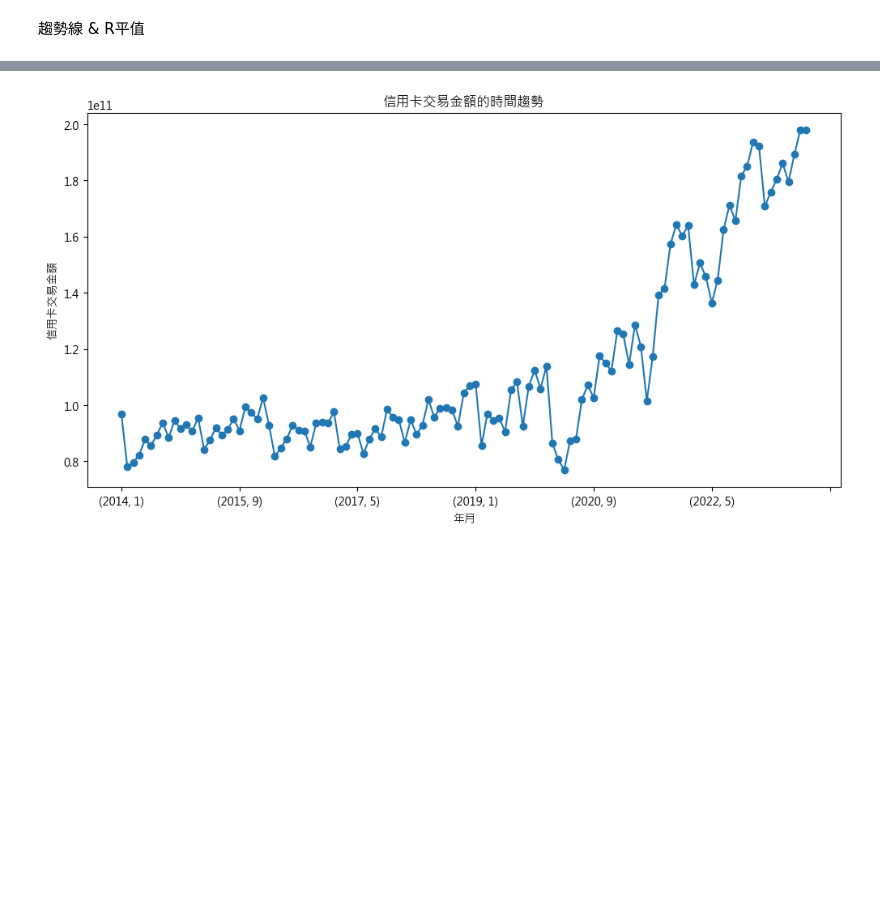
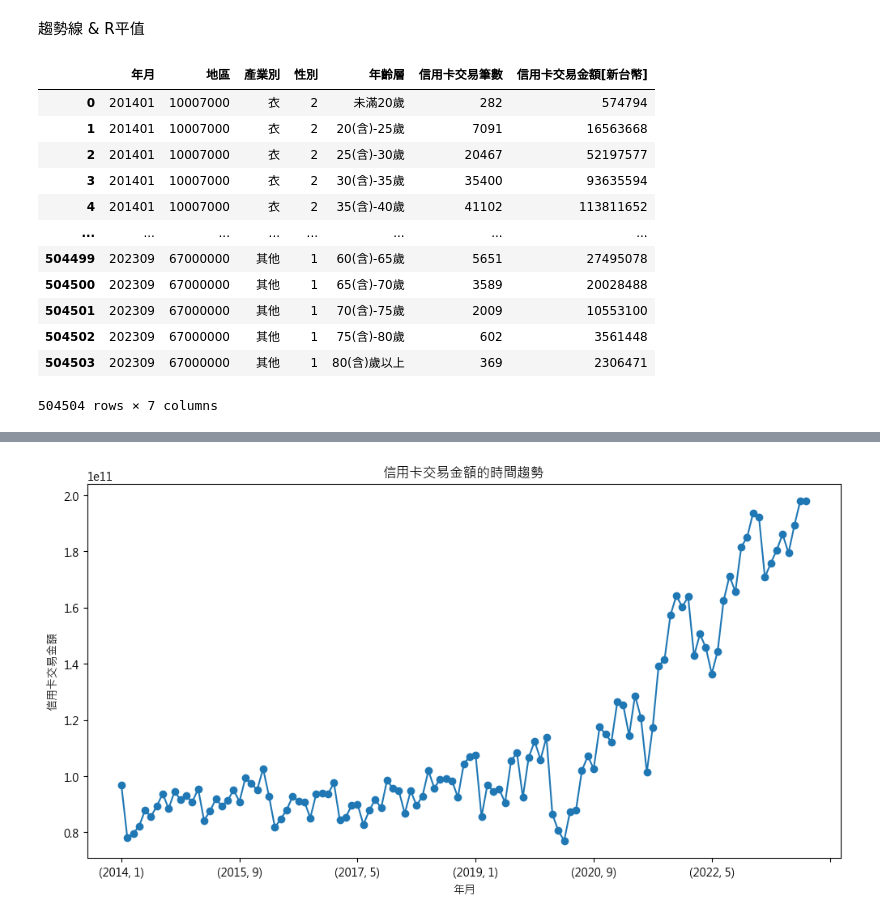
Before and after one commit to George1120901/..__creditcard__, a Jupyter notebook: test5-heatMap.ipynb, the cells around one changed output, grey strips where cells are left out. Saved outputs shown, nothing was run; the diff lists cells and outputs as text; code cells hidden in the pictures; blank space fills up the shorter version.

```diff
--- a/test5-heatMap.ipynb
+++ b/test5-heatMap.ipynb
@@ -883,3 +883,20 @@ pivot_table_area.reset_index(inplace=True)
 print(pivot_table_area)
 # %% [markdown]
 趨勢線 & R平值
+# %%
+df_age= pd.read_csv('./age.csv')
+df_age
+# %% [output]
+|  | 年月 | 地區 | 產業別 | 性別 | 年齡層 | 信用卡交易筆數 | 信用卡交易金額[新台幣] |
+| 0 | 201401 | 10007000 | 衣 | 2 | 未滿20歲 | 282 | 574794 |
+| 1 | 201401 | 10007000 | 衣 | 2 | 20(含)-25歲 | 7091 | 16563668 |
+| 2 | 201401 | 10007000 | 衣 | 2 | 25(含)-30歲 | 20467 | 52197577 |
+| 3 | 201401 | 10007000 | 衣 | 2 | 30(含)-35歲 | 35400 | 93635594 |
+| 4 | 201401 | 10007000 | 衣 | 2 | 35(含)-40歲 | 41102 | 113811652 |
+| ... | ... | ... | ... | ... | ... | ... | ... |
+| 504499 | 202309 | 67000000 | 其他 | 1 | 60(含)-65歲 | 5651 | 27495078 |
+| 504500 | 202309 | 67000000 | 其他 | 1 | 65(含)-70歲 | 3589 | 20028488 |
+| 504501 | 202309 | 67000000 | 其他 | 1 | 70(含)-75歲 | 2009 | 10553100 |
+| 504502 | 202309 | 67000000 | 其他 | 1 | 75(含)-80歲 | 602 | 3561448 |
+| 504503 | 202309 | 67000000 | 其他 | 1 | 80(含)歲以上 | 369 | 2306471 |
+504504 rows × 7 columns
```
Also changed, not shown: parts of 7 cells of this notebook, 1 other file.
